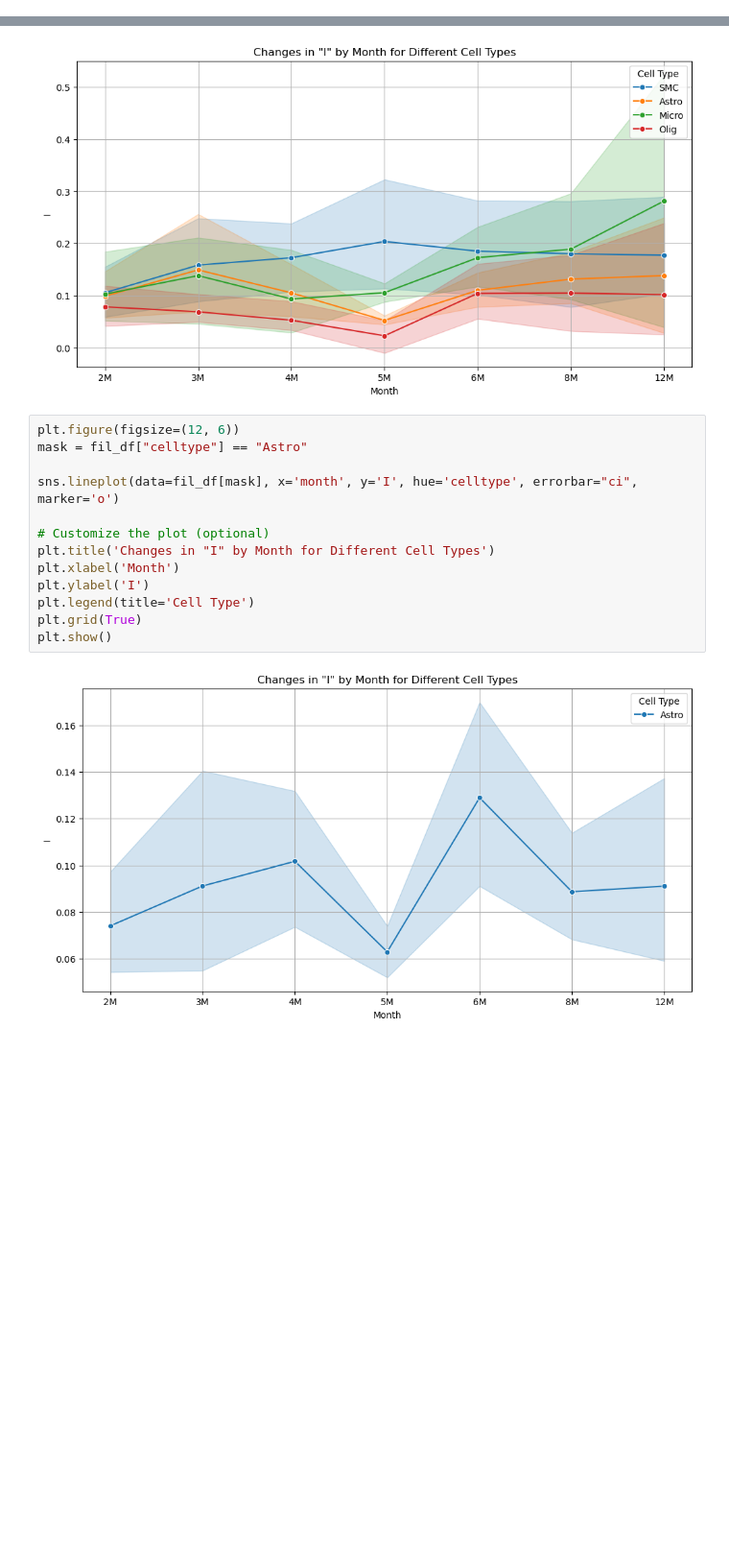
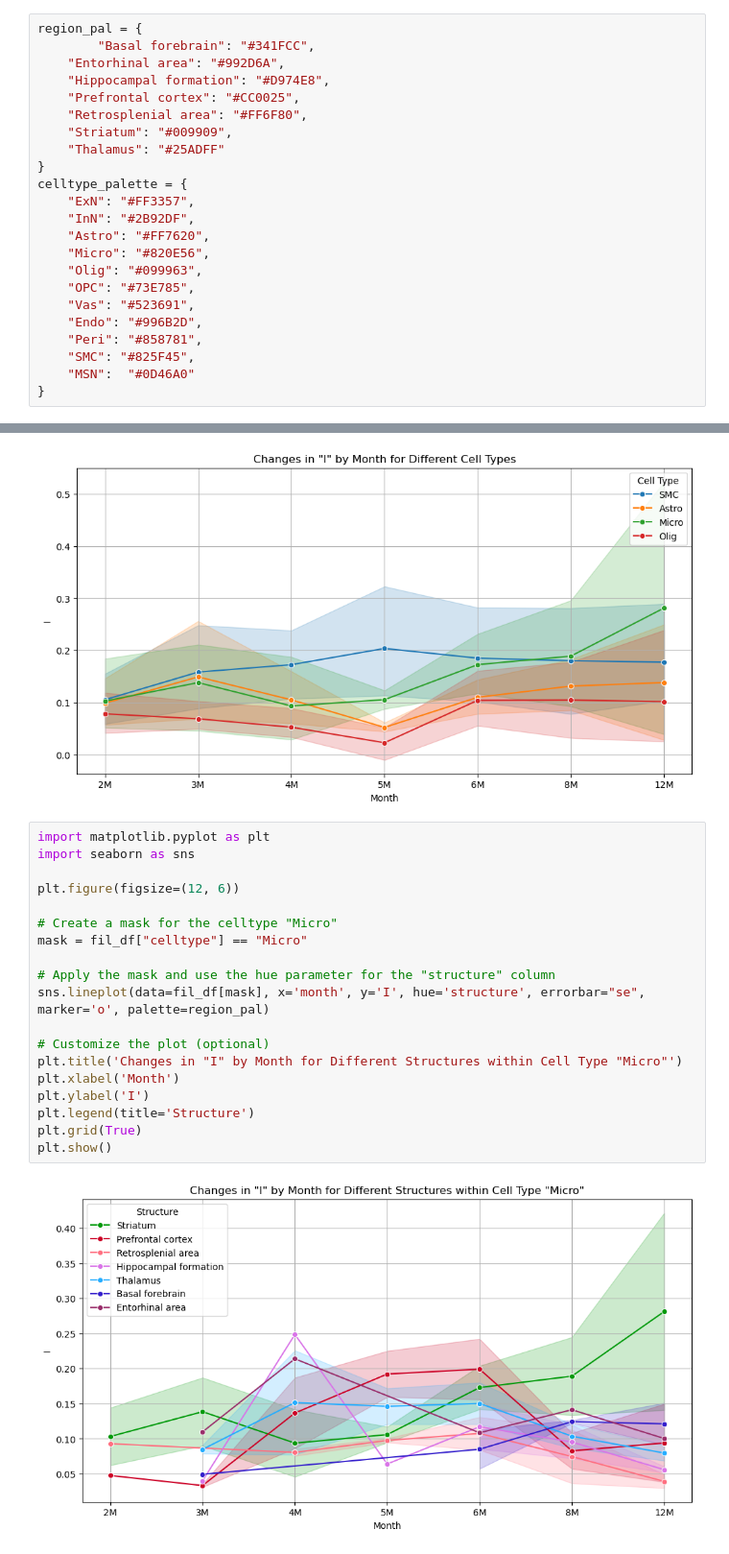
Before and after one commit to Biogod2020/gold_index, a Jupyter notebook: workflow/moran_result_summary.ipynb, the cells around one changed output, grey strips where cells are left out. Shown at 96% size. Drawn from its saved outputs; the diff is of its cells as text; blank space fills up the shorter version.

```diff
--- a/workflow/moran_result_summary.ipynb
+++ b/workflow/moran_result_summary.ipynb
@@ -168,3 +170,26 @@ fil_df
+# %%
+region_pal = {
+        "Basal forebrain": "#341FCC",
+    "Entorhinal area": "#992D6A",
+    "Hippocampal formation": "#D974E8",
+    "Prefrontal cortex": "#CC0025",
+    "Retrosplenial area": "#FF6F80",
+    "Striatum": "#009909",
+    "Thalamus": "#25ADFF"
+}
+celltype_palette = {
+    "ExN": "#FF3357",
+    "InN": "#2B92DF",
+    "Astro": "#FF7620",
+    "Micro": "#820E56",
+    "Olig": "#099963",
+    "OPC": "#73E785",
+    "Vas": "#523691",
+    "Endo": "#996B2D",
+    "Peri": "#858781",
+    "SMC": "#825F45",
+    "MSN":	"#0D46A0"
+}
 # %%
 plt.figure(figsize=(12, 6))
 
@@ -233,18 +258,24 @@ plt.grid(True)
 plt.show()
 # %% [output]
 [figure]
-# %%
-plt.figure(figsize=(12, 6))
-mask = fil_df["celltype"] == "Astro"
-
-sns.lineplot(data=fil_df[mask], x='month', y='I', hue='celltype', errorbar="ci", marker='o')
-
-# Customize the plot (optional)
-plt.title('Changes in "I" by Month for Different Cell Types')
-plt.xlabel('Month')
-plt.ylabel('I')
-plt.legend(title='Cell Type')
-plt.grid(True)
-plt.show()
-# %% [output]
-[figure, removed]
+# %%
+import matplotlib.pyplot as plt
+import seaborn as sns
+
+plt.figure(figsize=(12, 6))
+
+# Create a mask for the celltype "Micro"
+mask = fil_df["celltype"] == "Micro"
+
+# Apply the mask and use the hue parameter for the "structure" column
+sns.lineplot(data=fil_df[mask], x='month', y='I', hue='structure', errorbar="se", marker='o', palette=region_pal)
+
+# Customize the plot (optional)
+plt.title('Changes in "I" by Month for Different Structures within Cell Type "Micro"')
+plt.xlabel('Month')
+plt.ylabel('I')
+plt.legend(title='Structure')
+plt.grid(True)
+plt.show()
+# %% [output]
+[figure, added]
```
Also changed, not shown: parts of 10 cells of this notebook, 7 other files.
